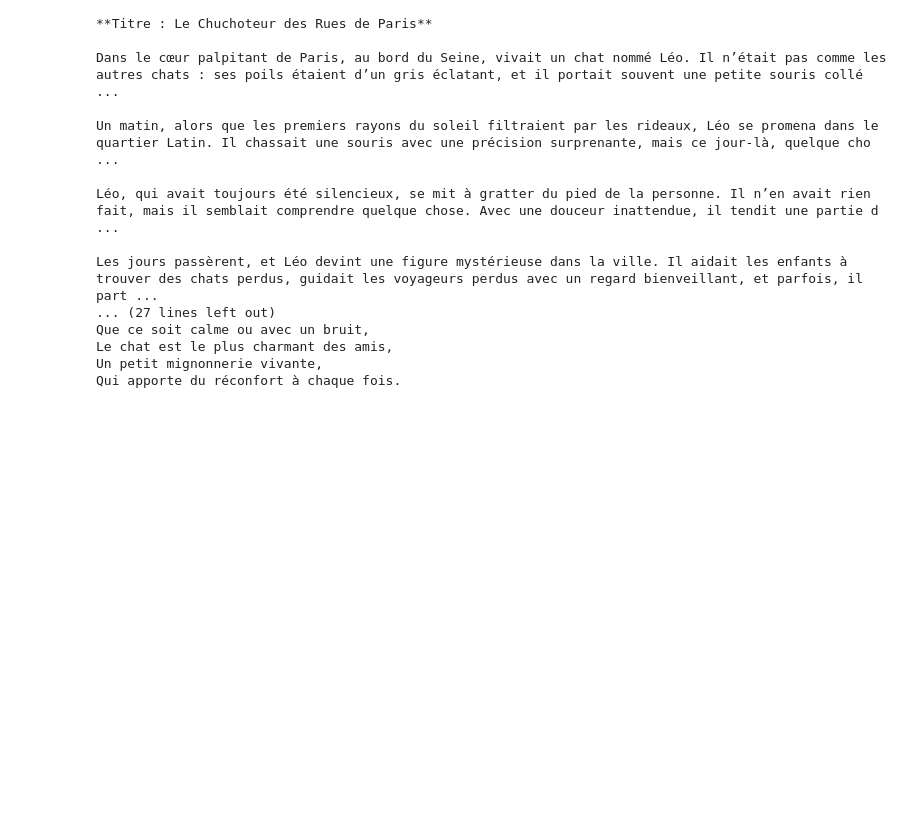
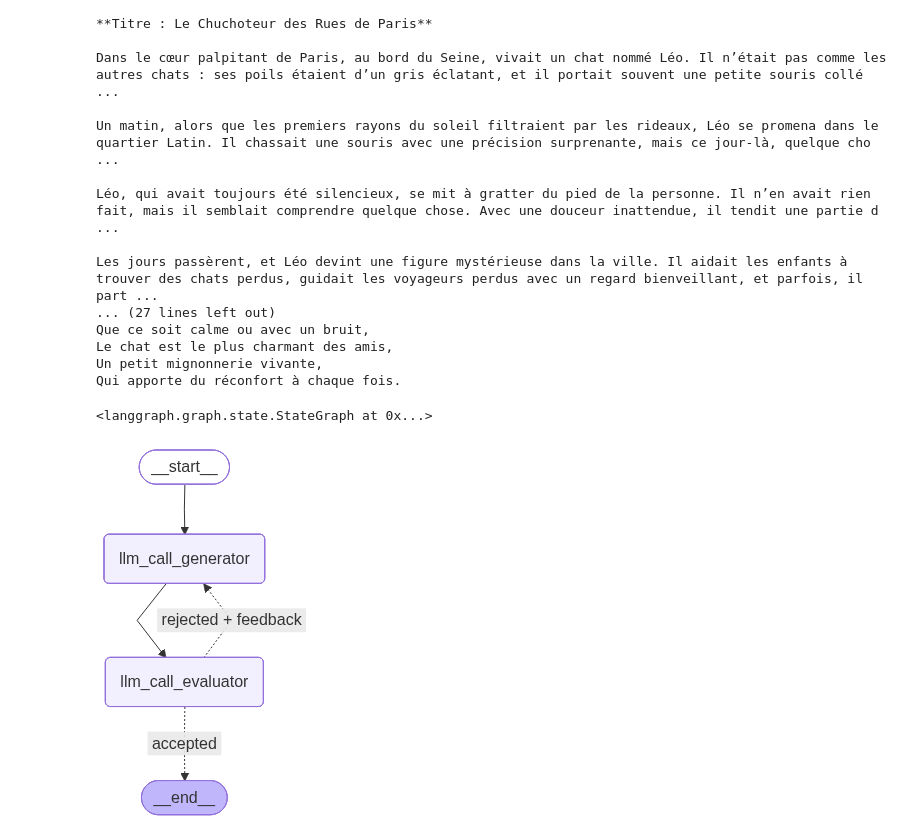
Before and after one commit to SteveMav/llm_odc, a Jupyter notebook: test_agent.ipynb, the cells around one changed output. Saved outputs shown, nothing was run; the diff lists cells and outputs as text; code cells hidden in the pictures; blank space fills up the shorter version.

```diff
--- a/test_agent.ipynb
+++ b/test_agent.ipynb
@@ -256,5 +256,26 @@ def route_joke(state: State):
 
 optimizer_builder = StateGraph(State)
 # Ajout des noeuds
-optimizer_builder.add_node("call_llm_generator", call_llm_generator)
-optimizer_builder.add_node("call_llm_evaluator", call_llm_evaluator)
+optimizer_builder.add_node("llm_call_generator", call_llm_generator)
+optimizer_builder.add_node("llm_call_evaluator", call_llm_evaluator)
+# %% [output]
+<langgraph.graph.state.StateGraph at 0x...>
+# %%
+#ajouts des edges (liens noeuds)
+
+optimizer_builder.add_edge(START, "llm_call_generator")
+optimizer_builder.add_edge("llm_call_generator", "llm_call_evaluator")
+optimizer_builder.add_conditional_edges(
+        "llm_call_evaluator",
+        route_joke,
+            {
+                               "accepted": END,
+                                 "rejected + feedback": "llm_call_generator",
+            }
+                    )
+# Compiler le workflow
+optimizer_chain = optimizer_builder.compile()
+#Afficher
+display(Image(optimizer_chain.get_graph().draw_mermaid_png()))
+# %% [output]
+[figure, added]
```
